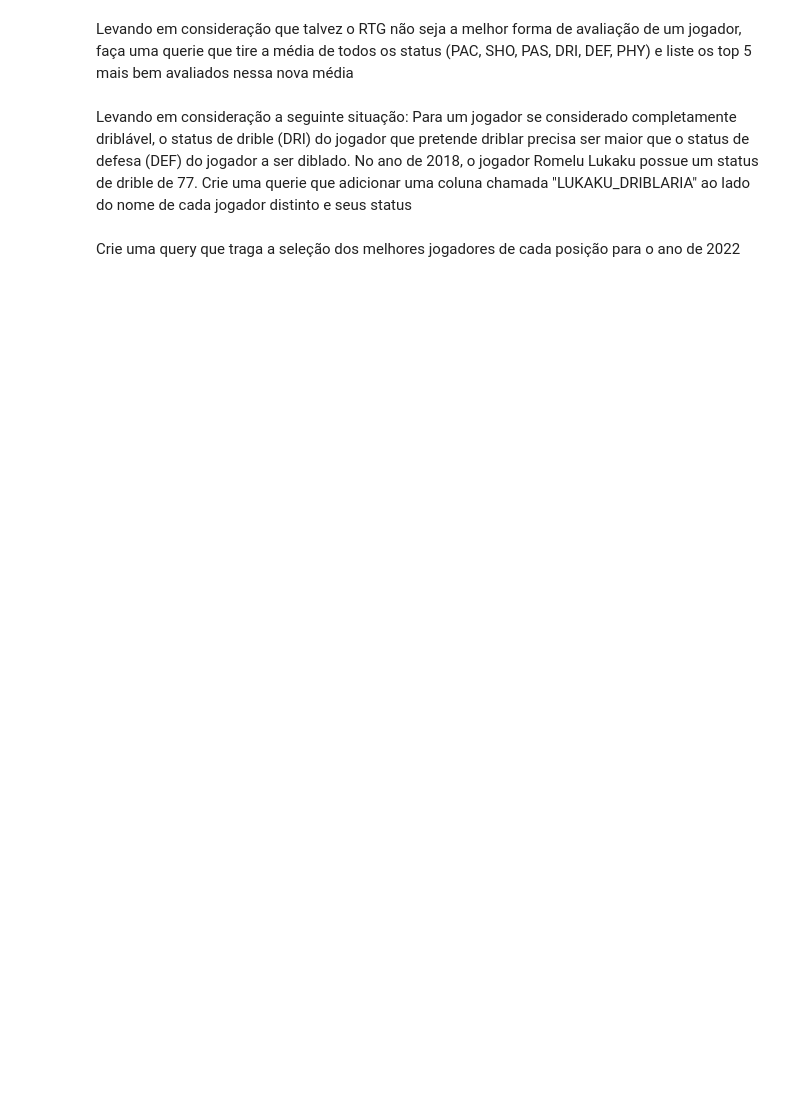
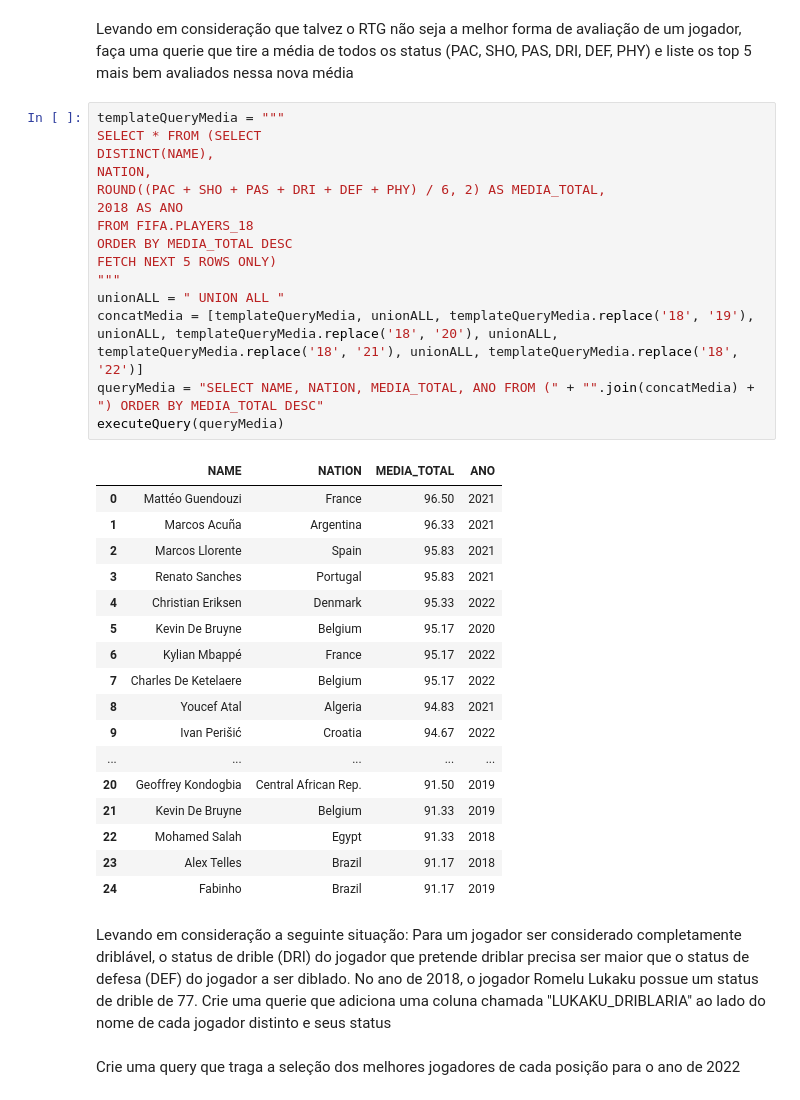
Before and after one commit to uiLLer/FIFAquerying, a Jupyter notebook: main.ipynb, the cells around one changed output. Drawn from its saved outputs; the diff is of its cells as text; blank space fills up the shorter version.

Commit message:
adicionado mais questões resolvidas

```diff
--- a/main.ipynb
+++ b/main.ipynb
@@ -390,8 +390,41 @@ executeQuery(queryRepetidos)
 # %% [markdown]
 Levando em consideração que talvez o RTG não seja a melhor forma de avaliação de um jogador, faça uma querie que tire a média de todos os status (PAC, SHO, PAS, DRI, DEF, PHY) e liste os top 5 mais bem avaliados nessa nova média
+# %%
+templateQueryMedia = """
+SELECT * FROM (SELECT
+DISTINCT(NAME),
+NATION,
+ROUND((PAC + SHO + PAS + DRI + DEF + PHY) / 6, 2) AS MEDIA_TOTAL,
+2018 AS ANO
+FROM FIFA.PLAYERS_18
+ORDER BY MEDIA_TOTAL DESC
+FETCH NEXT 5 ROWS ONLY)
+"""
+unionALL = " UNION ALL "
+concatMedia = [templateQueryMedia, unionALL, templateQueryMedia.replace('18', '19'), unionALL, templateQueryMedia.replace('18', '20'), unionALL, templateQueryMedia.replace('18', '21'), unionALL, templateQueryMedia.replace('18', '22')]
+queryMedia = "SELECT NAME, NATION, MEDIA_TOTAL, ANO FROM (" + "".join(concatMedia) + ") ORDER BY MEDIA_TOTAL DESC"
+executeQuery(queryMedia)
+# %% [output]
+|  | NAME | NATION | MEDIA_TOTAL | ANO |
+| 0 | Mattéo Guendouzi | France | 96.50 | 2021 |
+| 1 | Marcos Acuña | Argentina | 96.33 | 2021 |
+| 2 | Marcos Llorente | Spain | 95.83 | 2021 |
+| 3 | Renato Sanches | Portugal | 95.83 | 2021 |
+| 4 | Christian Eriksen | Denmark | 95.33 | 2022 |
+| 5 | Kevin De Bruyne | Belgium | 95.17 | 2020 |
+| 6 | Kylian Mbappé | France | 95.17 | 2022 |
+| 7 | Charles De Ketelaere | Belgium | 95.17 | 2022 |
+| 8 | Youcef Atal | Algeria | 94.83 | 2021 |
+| 9 | Ivan Perišić | Croatia | 94.67 | 2022 |
+| ... | ... | ... | ... | ... |
+| 20 | Geoffrey Kondogbia | Central African Rep. | 91.50 | 2019 |
+| 21 | Kevin De Bruyne | Belgium | 91.33 | 2019 |
+| 22 | Mohamed Salah | Egypt | 91.33 | 2018 |
+| 23 | Alex Telles | Brazil | 91.17 | 2018 |
+| 24 | Fabinho | Brazil | 91.17 | 2019 |
 # %% [markdown]
 Levando em consideração a seguinte situação:
-Para um jogador se considerado completamente driblável, o status de drible (DRI) do jogador que pretende driblar precisa ser maior que o status de defesa (DEF) do jogador a ser diblado.
-No ano de 2018, o jogador Romelu Lukaku possue um status de drible de 77. Crie uma querie que adicionar uma coluna chamada "LUKAKU_DRIBLARIA" ao lado do nome de cada jogador distinto e seus status
+Para um jogador ser considerado completamente driblável, o status de drible (DRI) do jogador que pretende driblar precisa ser maior que o status de defesa (DEF) do jogador a ser diblado.
+No ano de 2018, o jogador Romelu Lukaku possue um status de drible de 77. Crie uma querie que adiciona uma coluna chamada "LUKAKU_DRIBLARIA" ao lado do nome de cada jogador distinto e seus status
 # %% [markdown]
 Crie uma query que traga a seleção dos melhores jogadores de cada posição para o ano de 2022
```
Also changed, not shown: parts of 1 cell of this notebook.
